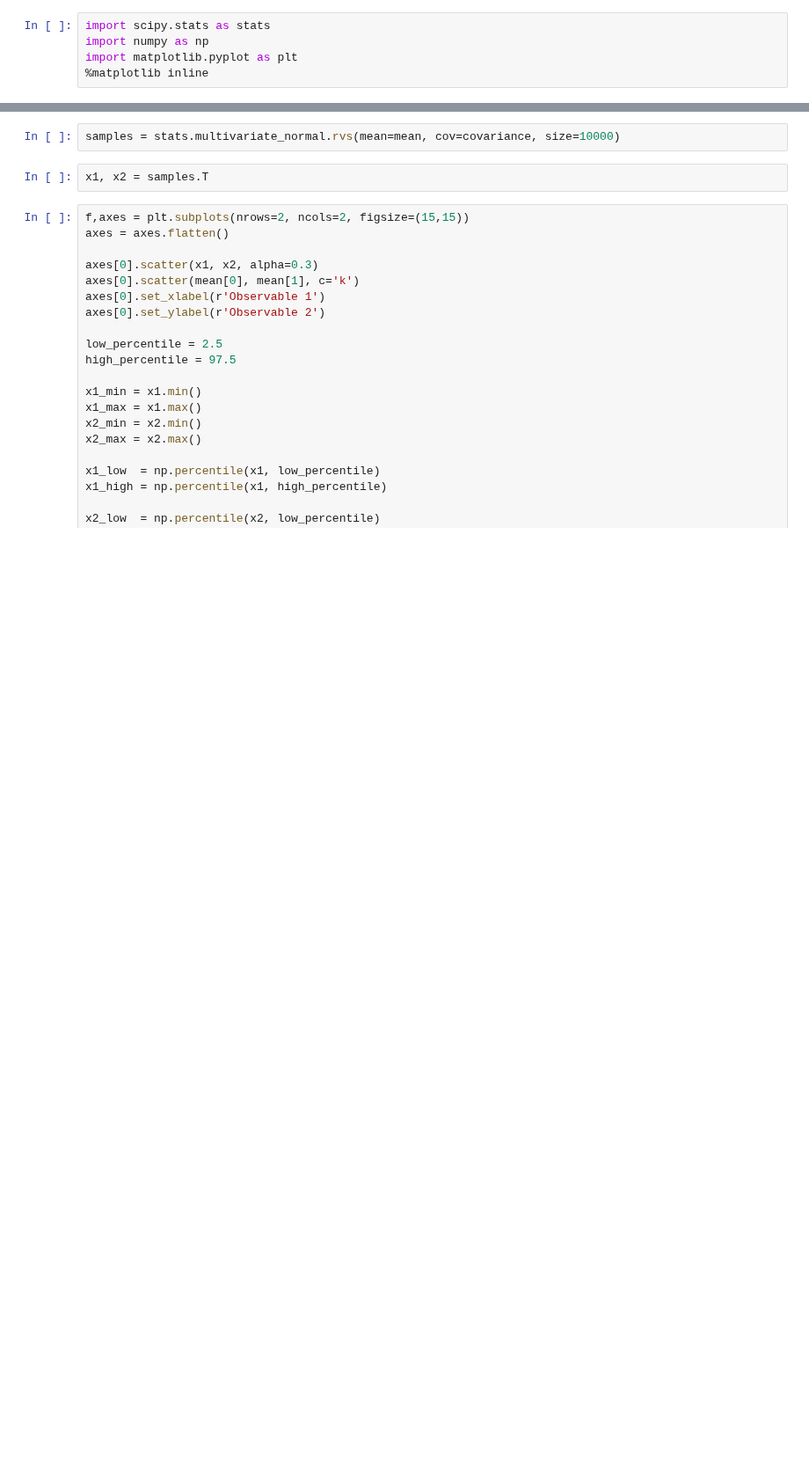
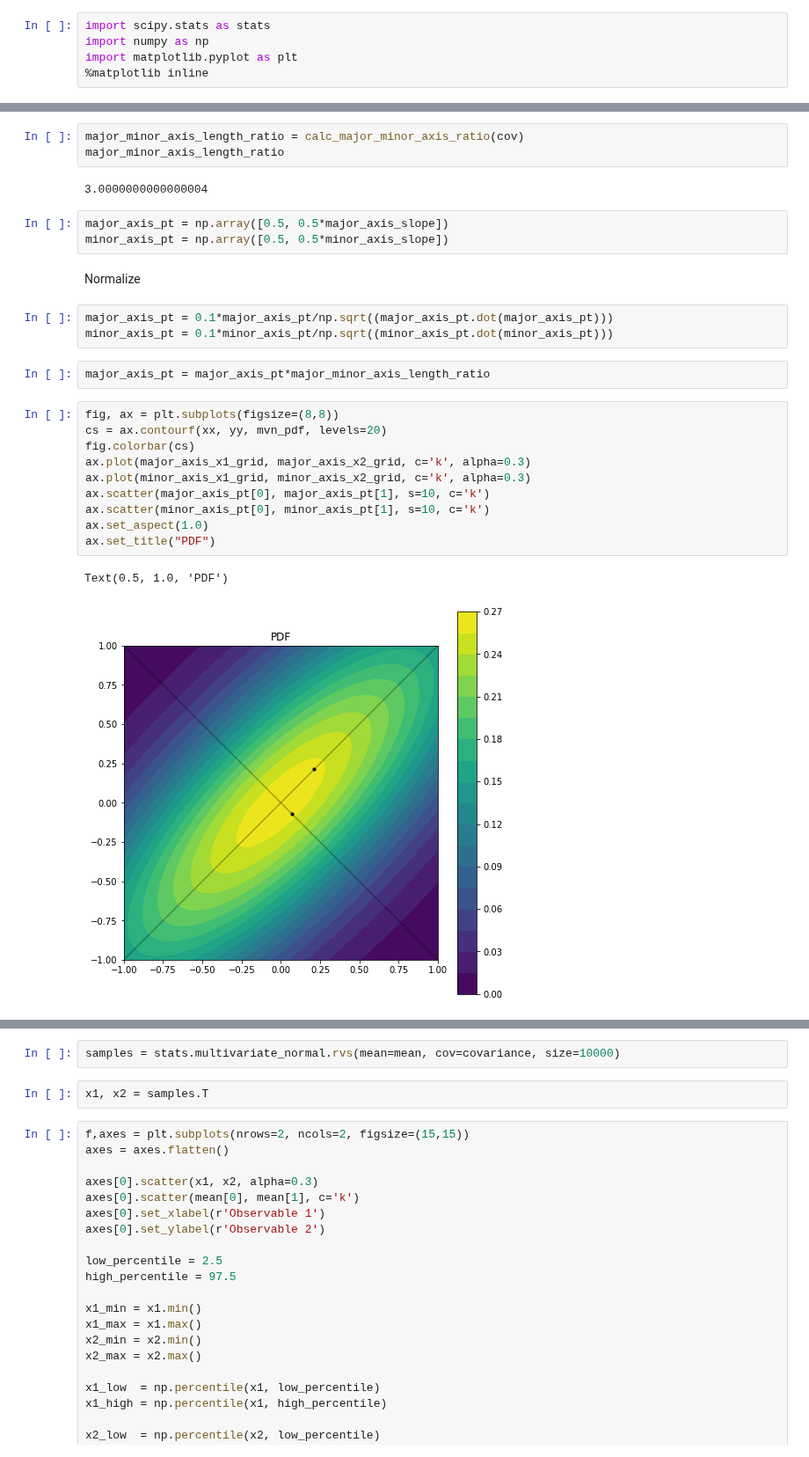
Before and after one commit to denglert/statistics-sandbox, a Jupyter notebook: distributions/gaussian/multivariate_gaussian.ipynb, the cells around one changed output, grey strips where cells are left out. Shown at 88% size. Cells and saved outputs as stored; diff of their text form; blank space fills up the shorter version.

```diff
--- a/distributions/gaussian/multivariate_gaussian.ipynb
+++ b/distributions/gaussian/multivariate_gaussian.ipynb
@@ -5,0 +249,28 @@ import matplotlib.pyplot as plt
+# %%
+major_minor_axis_length_ratio = calc_major_minor_axis_ratio(cov)
+major_minor_axis_length_ratio
+# %% [output]
+3.0000000000000004
+# %%
+major_axis_pt = np.array([0.5, 0.5*major_axis_slope])
+minor_axis_pt = np.array([0.5, 0.5*minor_axis_slope])
+# %% [markdown]
+Normalize
+# %%
+major_axis_pt = 0.1*major_axis_pt/np.sqrt((major_axis_pt.dot(major_axis_pt)))
+minor_axis_pt = 0.1*minor_axis_pt/np.sqrt((minor_axis_pt.dot(minor_axis_pt)))
+# %%
+major_axis_pt = major_axis_pt*major_minor_axis_length_ratio
+# %%
+fig, ax = plt.subplots(figsize=(8,8))
+cs = ax.contourf(xx, yy, mvn_pdf, levels=20)
+fig.colorbar(cs)
+ax.plot(major_axis_x1_grid, major_axis_x2_grid, c='k', alpha=0.3)
+ax.plot(minor_axis_x1_grid, minor_axis_x2_grid, c='k', alpha=0.3)
+ax.scatter(major_axis_pt[0], major_axis_pt[1], s=10, c='k')
+ax.scatter(minor_axis_pt[0], minor_axis_pt[1], s=10, c='k')
+ax.set_aspect(1.0)
+ax.set_title("PDF")
+# %% [output]
+Text(0.5, 1.0, 'PDF')
+[figure, added]
```
Also changed, not shown: parts of 44 cells of this notebook, 3 other files.
